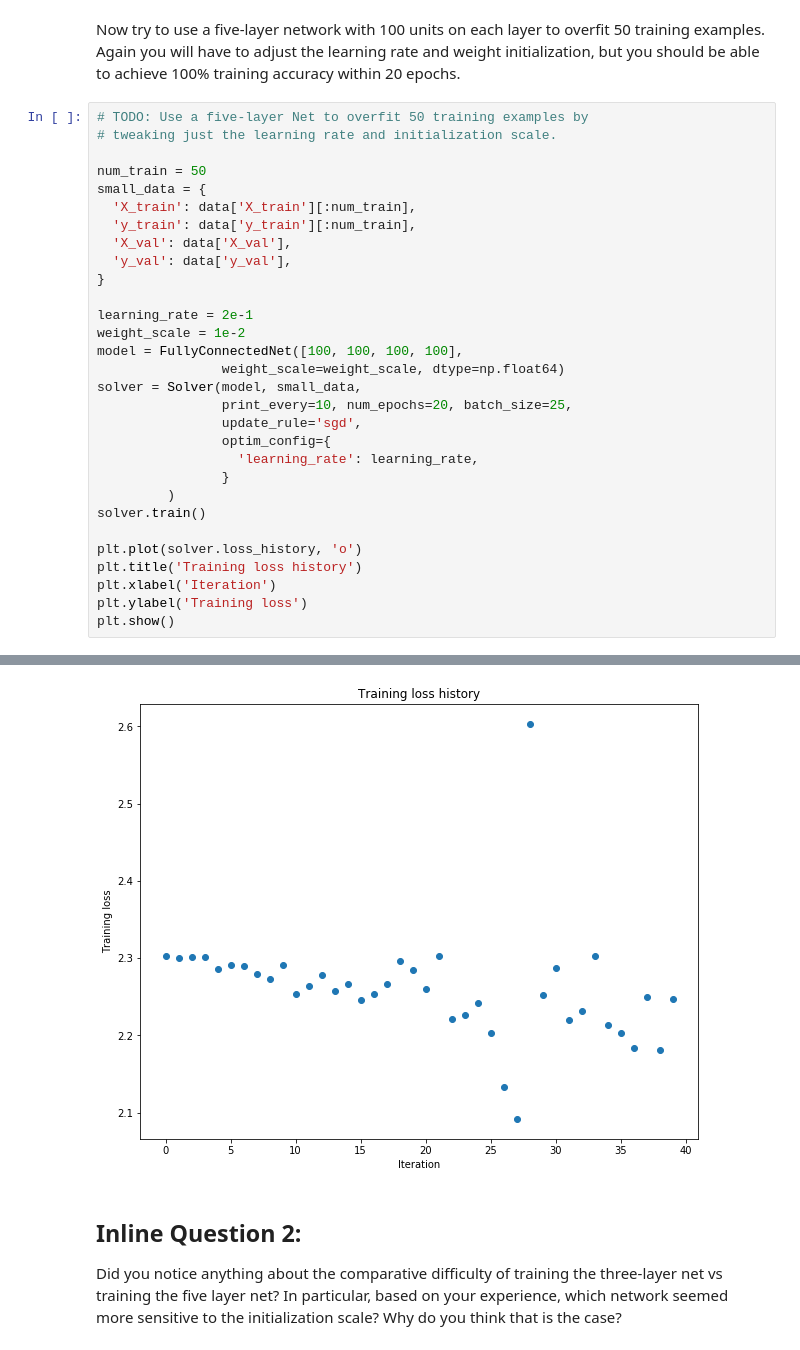
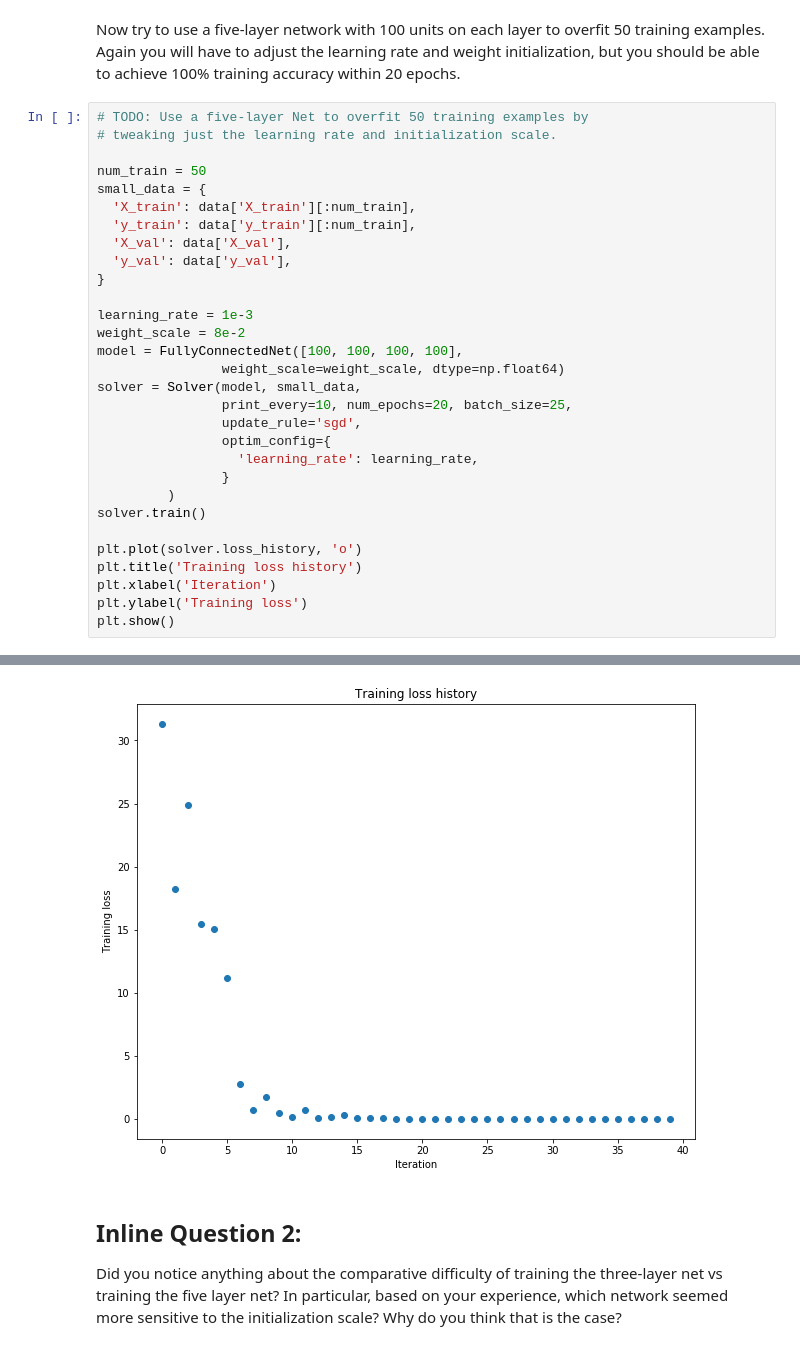
Before and after one commit to nmaryala/Neural-Networks, a Jupyter notebook: assignment2/FullyConnectedNets.ipynb, the cells around one changed output, grey strips where cells are left out. Cells and saved outputs as stored; diff of their text form.

```diff
--- a/assignment2/FullyConnectedNets.ipynb
+++ b/assignment2/FullyConnectedNets.ipynb
@@ -547,8 +530,8 @@ small_data = {
   'y_val': data['y_val'],
 }
 
-learning_rate = 2e-1
-weight_scale = 1e-2
+learning_rate = 1e-3
+weight_scale = 8e-2
 model = FullyConnectedNet([100, 100, 100, 100],
                 weight_scale=weight_scale, dtype=np.float64)
 solver = Solver(model, small_data,
@@ -586,4 +569,4 @@ plt.show()
-[figure, old version]
+[figure, new version]
 # %% [markdown]
 ## Inline Question 2:
 Did you notice anything about the comparative difficulty of training the three-layer net vs training the five layer net? In particular, based on your experience, which network seemed more sensitive to the initialization scale? Why do you think that is the case?
```
Also changed, not shown: parts of 7 cells of this notebook, 1 other file.
